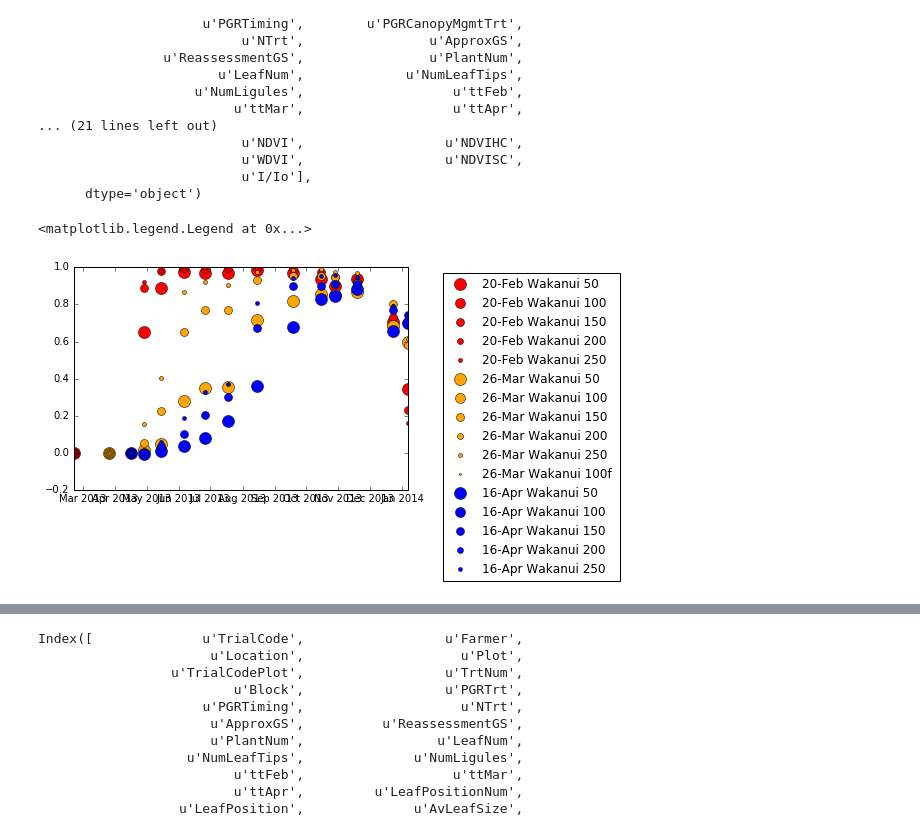
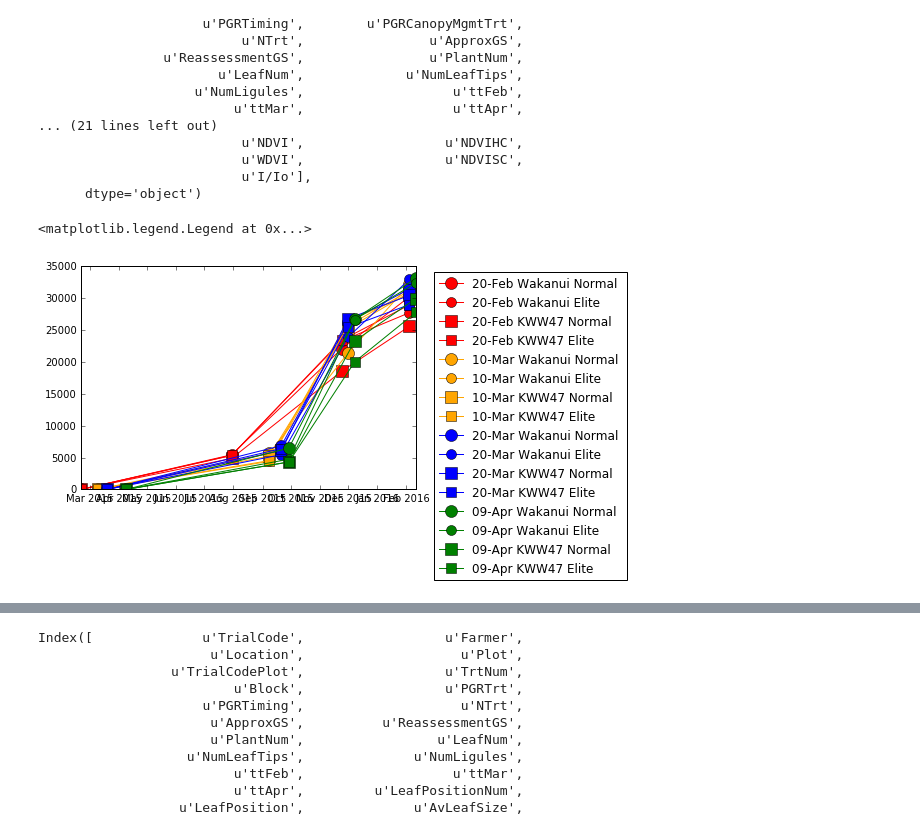
Before and after one commit to HamishBrownPFR/2020, a Jupyter notebook: CombinedAnalysis.ipynb, the cells around one changed output, grey strips where cells are left out. Saved outputs shown, nothing was run; the diff lists cells and outputs as text; code cells hidden in the pictures.

```diff
--- a/CombinedAnalysis.ipynb
+++ b/CombinedAnalysis.ipynb
@@ -85,5 +85,5 @@ for treat in ZeroData.index:
     for val in ValuesToZero:
         ZeroData.ix[treat,val] = 0.0
 for val in ValuesToZero:
-    ZeroData.ix[:,val] = ZeroData.ix[:,val].convert_objects(convert_numeric=True)
+    ZeroData.ix[:,val] = pd.to_numeric(ZeroData.ix[:,val])
 ZeroData.reset_index(level=[0,1],inplace=True,drop=True)
@@ -107,9 +132,9 @@ def MakeLabel(Treat):
         label += str(Treat.ix[level]) + ' '
     return label
 # %%
-def SetDemarkers(Index):
+def SetLineSymbols(Index):
     Colors = ['red','orange','blue','green']
-    Markers = ['o','s','^','*']
+    Markers = ['o-','s-','^-','*-']
     Sizes = [12,10,8,6,4,2]
     Demarkers = [Colors, Markers, Sizes]
     DemarkerIndex = []
@@ -143,25 +184,25 @@ Index([              u'TrialCode',                u'YearSown',
                           u'I/Io'],
       dtype='object')
 # %%
-Year = 2013
+Year = 2015
 GraphData = Data.ix[Data.YearSown==Year]
 GraphTreats = GrandIndex.ix[Year,:].dropna(axis=1,how='all')
-Demarkers = SetDemarkers(GraphTreats)
+Demarkers = SetLineSymbols(GraphTreats)
 
 for Treat in GraphTreats.index:
     Filter = (Data.YearSown == Year) & (Data.TrtNum == Treat)
-    GraphData = Data.ix[Filter,'CorrLightInterception'].dropna().groupby(level='SampleDate').mean()
+    GraphData = Data.ix[Filter,'TotalBiomass'].dropna().groupby(level='SampleDate').mean()
     col = Demarkers[0][GraphTreats.ix[Treat][0]]
     mark = Demarkers[1][GraphTreats.ix[Treat][1]]
     try:
         size = Demarkers[2][GraphTreats.ix[Treat][2]]
     except:
         size = 8
     plt.plot(GraphData,mark,color = col, markersize = size,label = MakeLabel(GraphTreats.ix[Treat,:]))
 plt.legend(bbox_to_anchor=(1.65, 1),numpoints=1)
 # %% [output]
 <matplotlib.legend.Legend at 0x...>
-[figure, old version]
+[figure, new version]
 # %%
 MetData = pd.read_csv('LincolnClean.met',sep='\t')
 MetData.set_index('Date', inplace=True)
```
Also changed, not shown: parts of 16 cells of this notebook.
